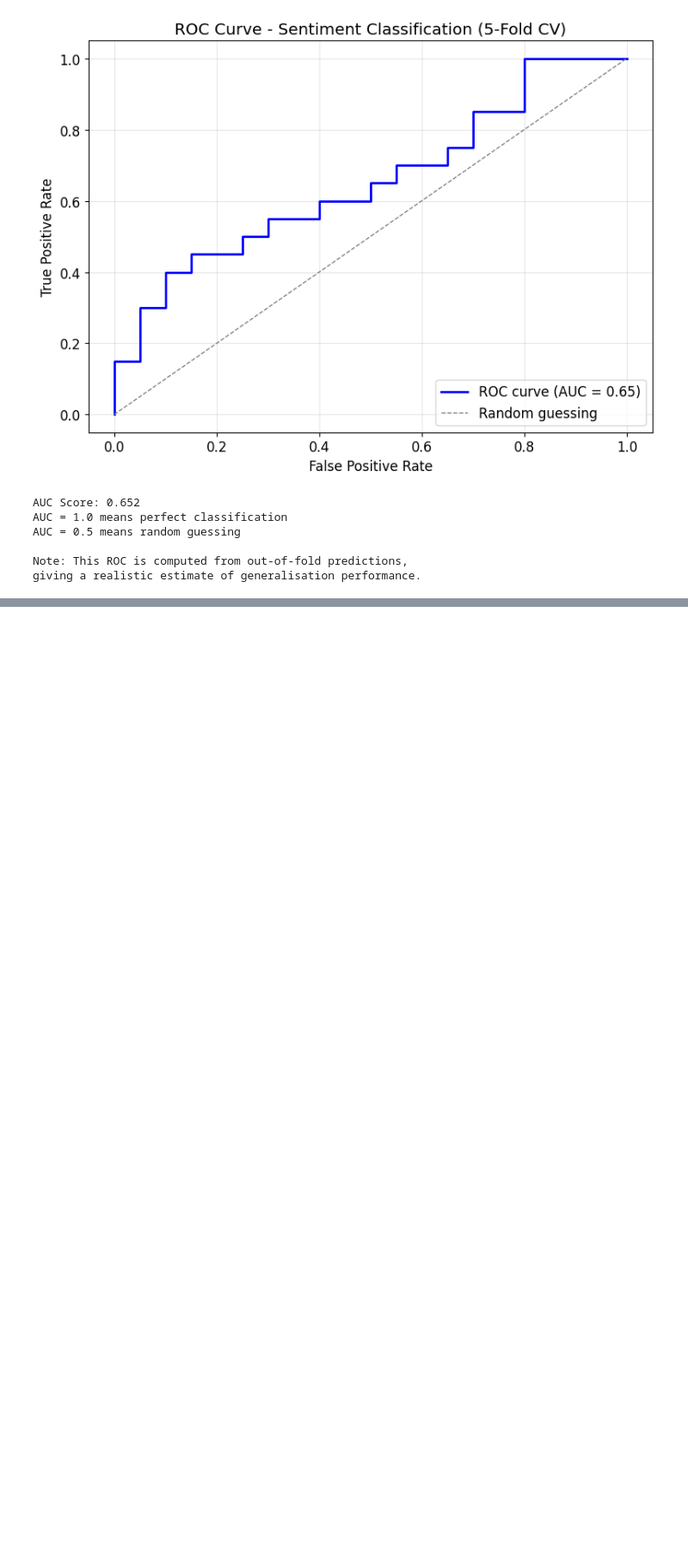
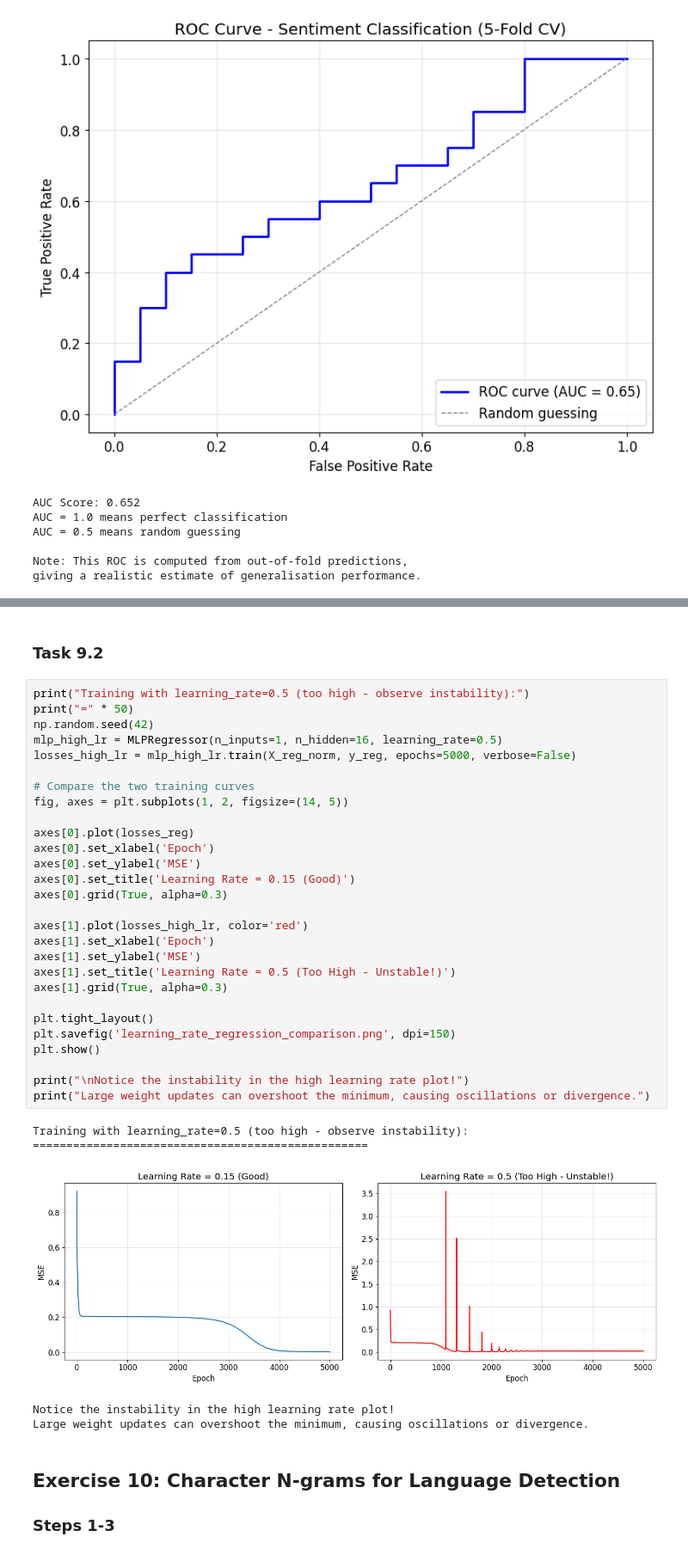
Before and after one commit to fionnmcgoldrick123/artificial_intelligence_lab, a Jupyter notebook: lab_2.ipynb, the cells around one changed output, grey strips where cells are left out. Shown at 86% size. Drawn from its saved outputs; the diff is of its cells as text; blank space fills up the shorter version.

Commit message:
Add Exercise 9 & 10. - Complete Lab 2 assignment

```diff
--- a/lab_2.ipynb
+++ b/lab_2.ipynb
@@ -932,0 +1066,40 @@ giving a realistic estimate of generalisation performance.
+# %% [markdown]
+### Task 9.2
+# %%
+print("Training with learning_rate=0.5 (too high - observe instability):")
+print("=" * 50)
+np.random.seed(42)
+mlp_high_lr = MLPRegressor(n_inputs=1, n_hidden=16, learning_rate=0.5)
+losses_high_lr = mlp_high_lr.train(X_reg_norm, y_reg, epochs=5000, verbose=False)
+
+# Compare the two training curves
+fig, axes = plt.subplots(1, 2, figsize=(14, 5))
+
+axes[0].plot(losses_reg)
+axes[0].set_xlabel('Epoch')
+axes[0].set_ylabel('MSE')
+axes[0].set_title('Learning Rate = 0.15 (Good)')
+axes[0].grid(True, alpha=0.3)
+
+axes[1].plot(losses_high_lr, color='red')
+axes[1].set_xlabel('Epoch')
+axes[1].set_ylabel('MSE')
+axes[1].set_title('Learning Rate = 0.5 (Too High - Unstable!)')
+axes[1].grid(True, alpha=0.3)
+
+plt.tight_layout()
+plt.savefig('learning_rate_regression_comparison.png', dpi=150)
+plt.show()
+
+print("\nNotice the instability in the high learning rate plot!")
+print("Large weight updates can overshoot the minimum, causing oscillations or divergence.")
+# %% [output]
+Training with learning_rate=0.5 (too high - observe instability):
+==================================================
+[figure, added]
+Notice the instability in the high learning rate plot!
+Large weight updates can overshoot the minimum, causing oscillations or divergence.
+# %% [markdown]
+## Exercise 10: Character N-grams for Language Detection
+
+### Steps 1-3
```
Also changed, not shown: parts of 7 cells of this notebook, 2 other files.
